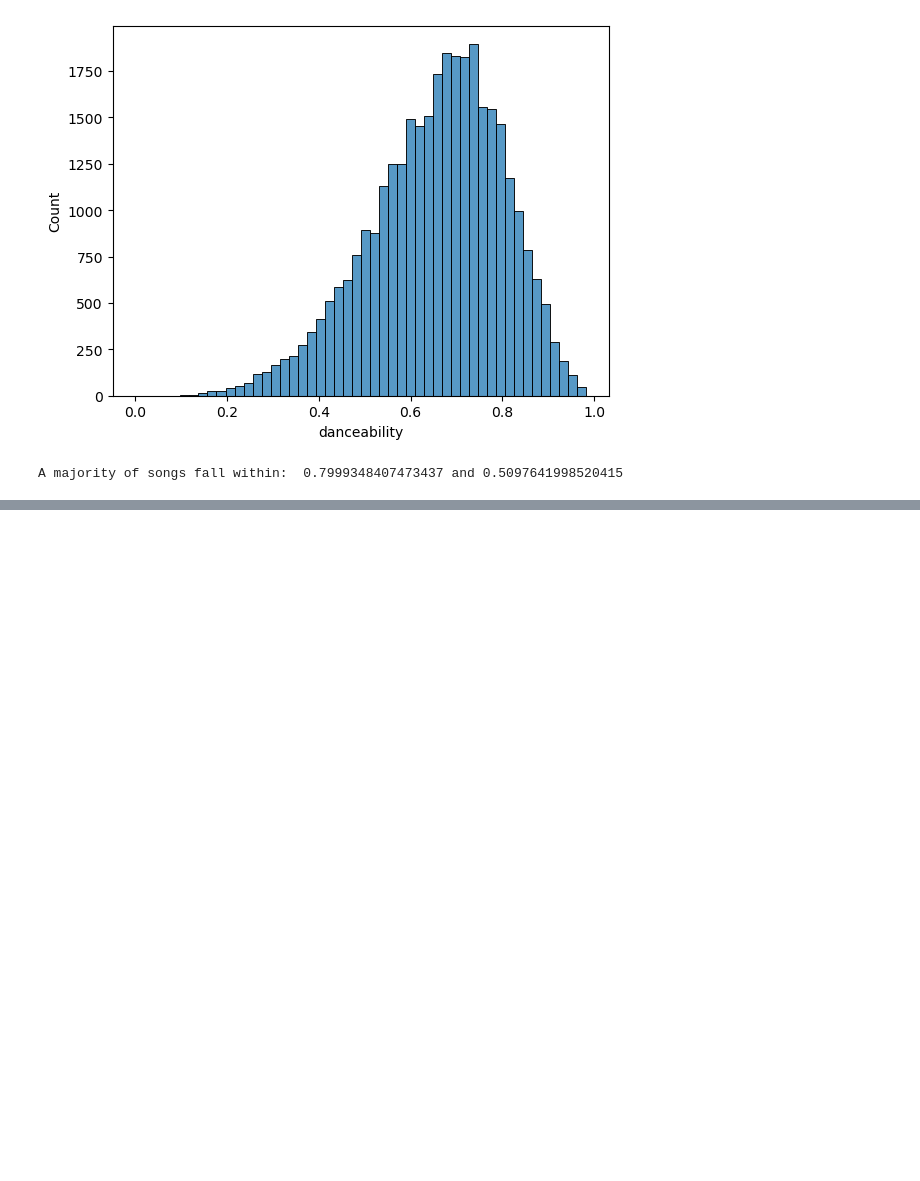
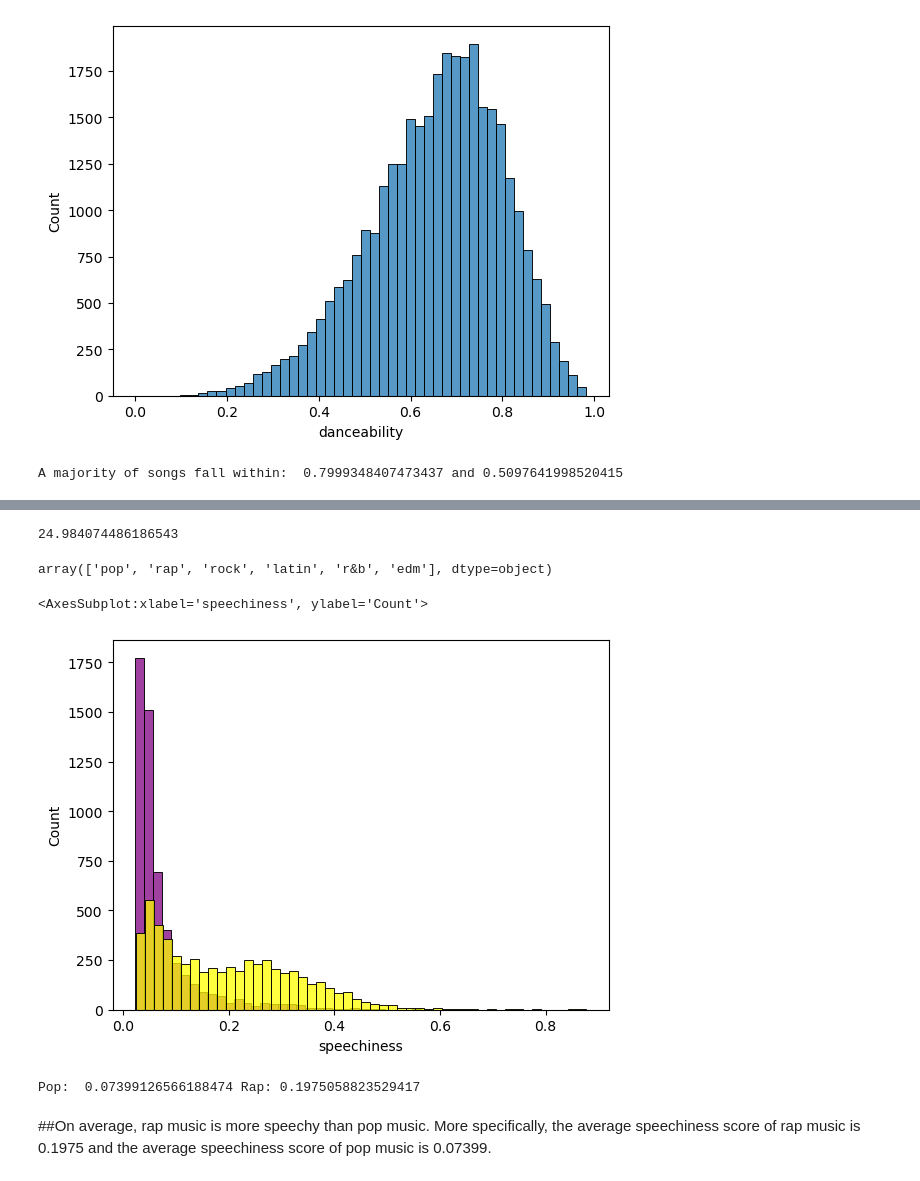
Before and after one commit to hgraoui/AI, a Jupyter notebook: Semester 1/Spotify/moreSpotify.ipynb, the cells around one changed output, grey strips where cells are left out. Saved outputs shown, nothing was run; the diff lists cells and outputs as text; code cells hidden in the pictures; blank space fills up the shorter version.

Commit message:
plot

```diff
--- a/Semester 1/Spotify/moreSpotify.ipynb
+++ b/Semester 1/Spotify/moreSpotify.ipynb
@@ -78,0 +103,26 @@ def standard_deviation(column):
+# %%
+sd = df["track_popularity"].std()
+sd
+# %% [output]
+24.984074486186543
+# %%
+df["playlist_genre"].unique()
+# %% [output]
+array(['pop', 'rap', 'rock', 'latin', 'r&b', 'edm'], dtype=object)
+# %%
+df_pop = df[df["playlist_genre"] == "pop"]
+df_rap = df[df["playlist_genre"] == "rap"]
+# %%
+sns.histplot(data=df_pop, x="speechiness", bins=50, color="purple")
+sns.histplot(data=df_rap, x="speechiness", bins=50, color="yellow")
+# %% [output]
+<AxesSubplot:xlabel='speechiness', ylabel='Count'>
+[figure, added]
+# %%
+pop_mean = df_pop["speechiness"].mean()
+rap_mean = df_rap["speechiness"].mean()
+print("Pop: ", pop_mean, "Rap:", rap_mean)
+# %% [output]
+Pop:  0.07399126566188474 Rap: 0.1975058823529417
+# %% [markdown]
+##On average, rap music is more speechy than pop music. More specifically, the average speechiness score of rap music is 0.1975 and the average speechiness score of pop music is 0.07399.
```
Also changed, not shown: parts of 4 cells of this notebook.
